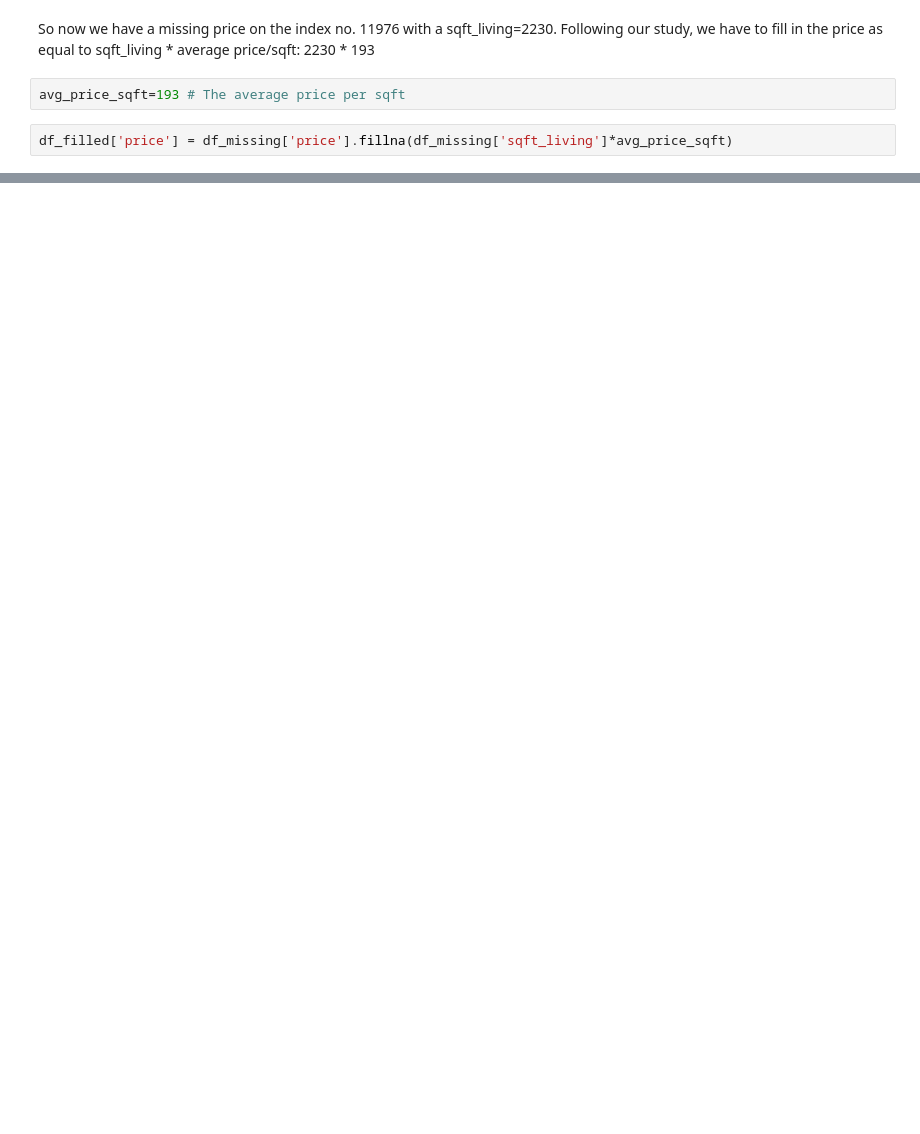
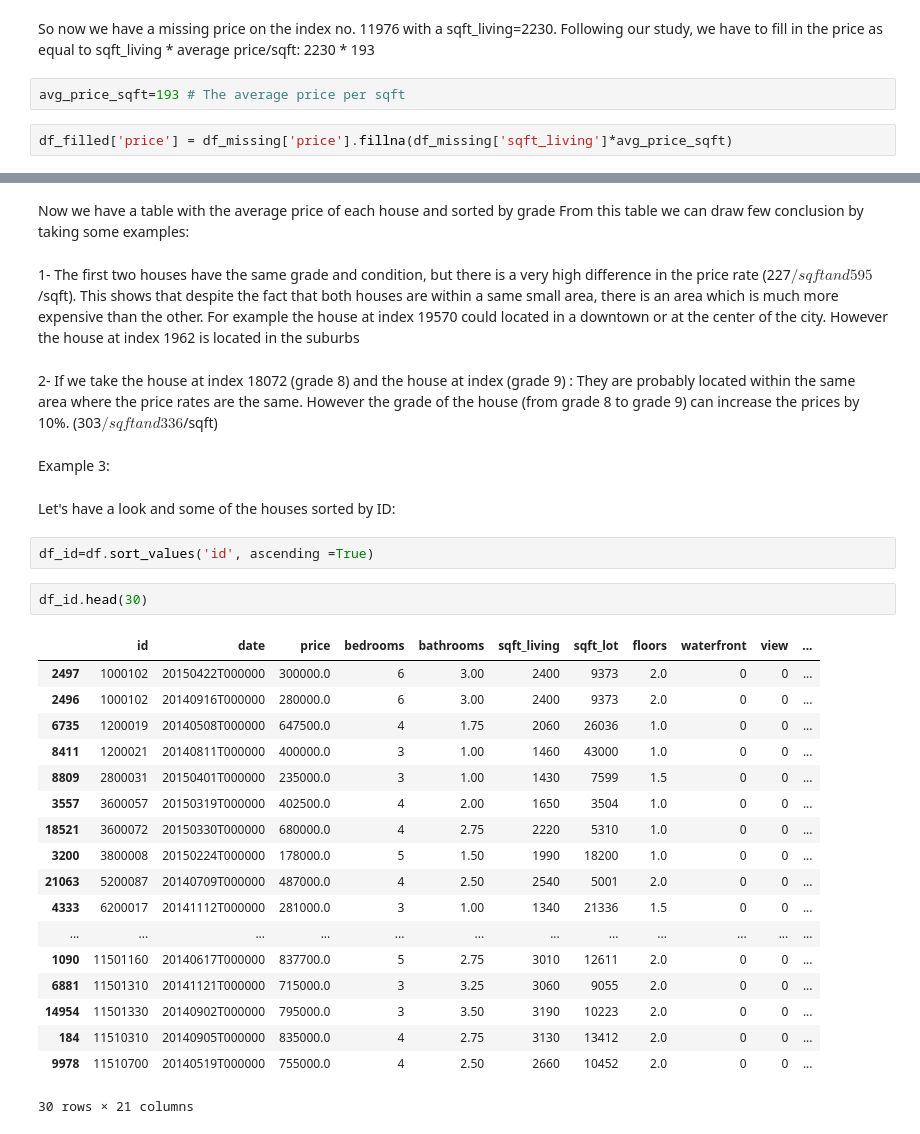
Before and after one commit to Georgess2293/pandas_assignment_4, a Jupyter notebook: main.ipynb, the cells around one changed output, grey strips where cells are left out. Drawn from its saved outputs; the diff is of its cells as text; blank space fills up the shorter version.

```diff
--- a/main.ipynb
+++ b/main.ipynb
@@ -349,0 +411,36 @@ The initial price before inserting the missing value was 440000 which gives an a
+# %% [markdown]
+Now we have a table with the average price of each house and sorted by grade
+From this table we can draw few conclusion by taking some examples:
+# %% [markdown]
+1- The first two houses have the same grade and condition, but there is a very high difference in the price rate (227$/sqft and 595$/sqft).
+This shows that despite the fact that both houses are within a same small area, there is an area which is much more expensive than the other. For example the house at index 19570 could located in a downtown or at the center of the city. However the house at index 1962 is located in the suburbs
+# %% [markdown]
+2- If we take the house at index 18072 (grade 8) and the house at index (grade 9) :
+They are probably located within the same area where the price rates are the same. However the grade of the house (from grade 8 to grade 9) can increase the prices by 10%. (303$/sqft and 336$/sqft)
+# %% [markdown]
+Example 3:
+# %% [markdown]
+Let's have a look and some of the houses sorted by ID:
+# %%
+df_id=df.sort_values('id', ascending =True)
+# %%
+df_id.head(30)
+# %% [output]
+|  | id | date | price | bedrooms | bathrooms | sqft_living | sqft_lot | floors | waterfront | view | ... |
+| 2497 | 1000102 | 20150422T000000 | 300000.0 | 6 | 3.00 | 2400 | 9373 | 2.0 | 0 | 0 | ... |
+| 2496 | 1000102 | 20140916T000000 | 280000.0 | 6 | 3.00 | 2400 | 9373 | 2.0 | 0 | 0 | ... |
+| 6735 | 1200019 | 20140508T000000 | 647500.0 | 4 | 1.75 | 2060 | 26036 | 1.0 | 0 | 0 | ... |
+| 8411 | 1200021 | 20140811T000000 | 400000.0 | 3 | 1.00 | 1460 | 43000 | 1.0 | 0 | 0 | ... |
+| 8809 | 2800031 | 20150401T000000 | 235000.0 | 3 | 1.00 | 1430 | 7599 | 1.5 | 0 | 0 | ... |
+| 3557 | 3600057 | 20150319T000000 | 402500.0 | 4 | 2.00 | 1650 | 3504 | 1.0 | 0 | 0 | ... |
+| 18521 | 3600072 | 20150330T000000 | 680000.0 | 4 | 2.75 | 2220 | 5310 | 1.0 | 0 | 0 | ... |
+| 3200 | 3800008 | 20150224T000000 | 178000.0 | 5 | 1.50 | 1990 | 18200 | 1.0 | 0 | 0 | ... |
+| 21063 | 5200087 | 20140709T000000 | 487000.0 | 4 | 2.50 | 2540 | 5001 | 2.0 | 0 | 0 | ... |
+| 4333 | 6200017 | 20141112T000000 | 281000.0 | 3 | 1.00 | 1340 | 21336 | 1.5 | 0 | 0 | ... |
+| ... | ... | ... | ... | ... | ... | ... | ... | ... | ... | ... | ... |
+| 1090 | 11501160 | 20140617T000000 | 837700.0 | 5 | 2.75 | 3010 | 12611 | 2.0 | 0 | 0 | ... |
+| 6881 | 11501310 | 20141121T000000 | 715000.0 | 3 | 3.25 | 3060 | 9055 | 2.0 | 0 | 0 | ... |
+| 14954 | 11501330 | 20140902T000000 | 795000.0 | 3 | 3.50 | 3190 | 10223 | 2.0 | 0 | 0 | ... |
+| 184 | 11510310 | 20140905T000000 | 835000.0 | 4 | 2.75 | 3130 | 13412 | 2.0 | 0 | 0 | ... |
+| 9978 | 11510700 | 20140519T000000 | 755000.0 | 4 | 2.50 | 2660 | 10452 | 2.0 | 0 | 0 | ... |
+30 rows × 21 columns
```
Also changed, not shown: parts of 34 cells of this notebook.
